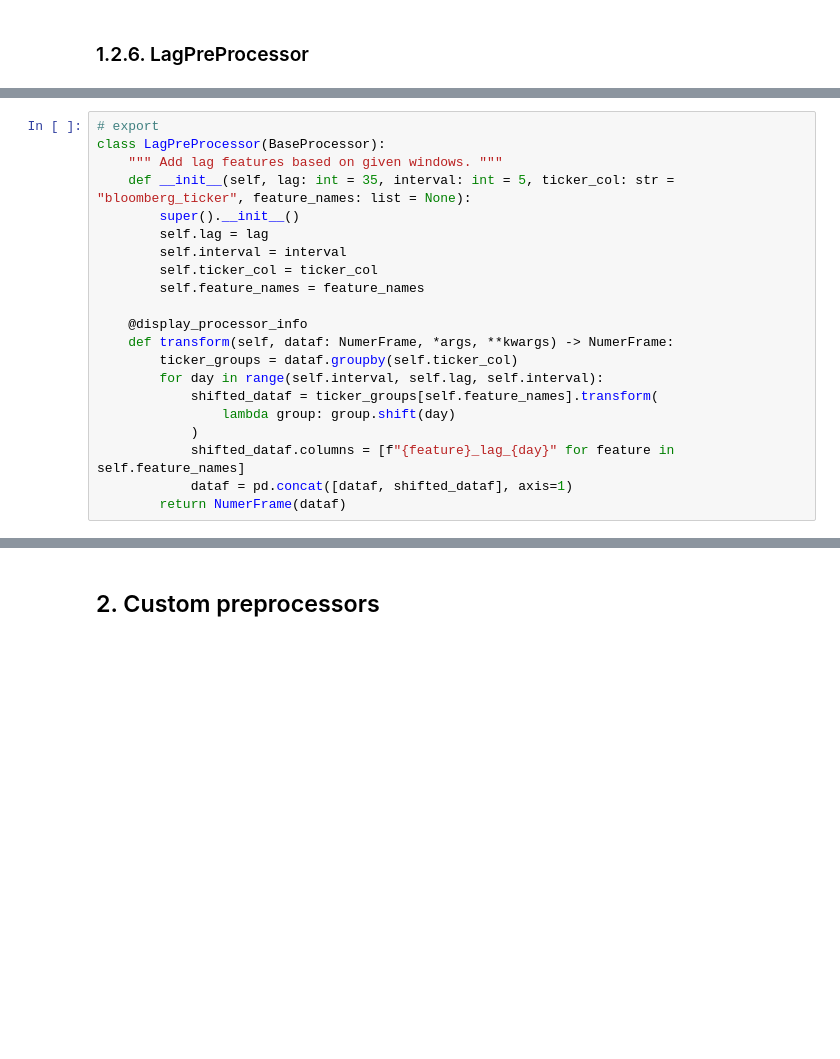
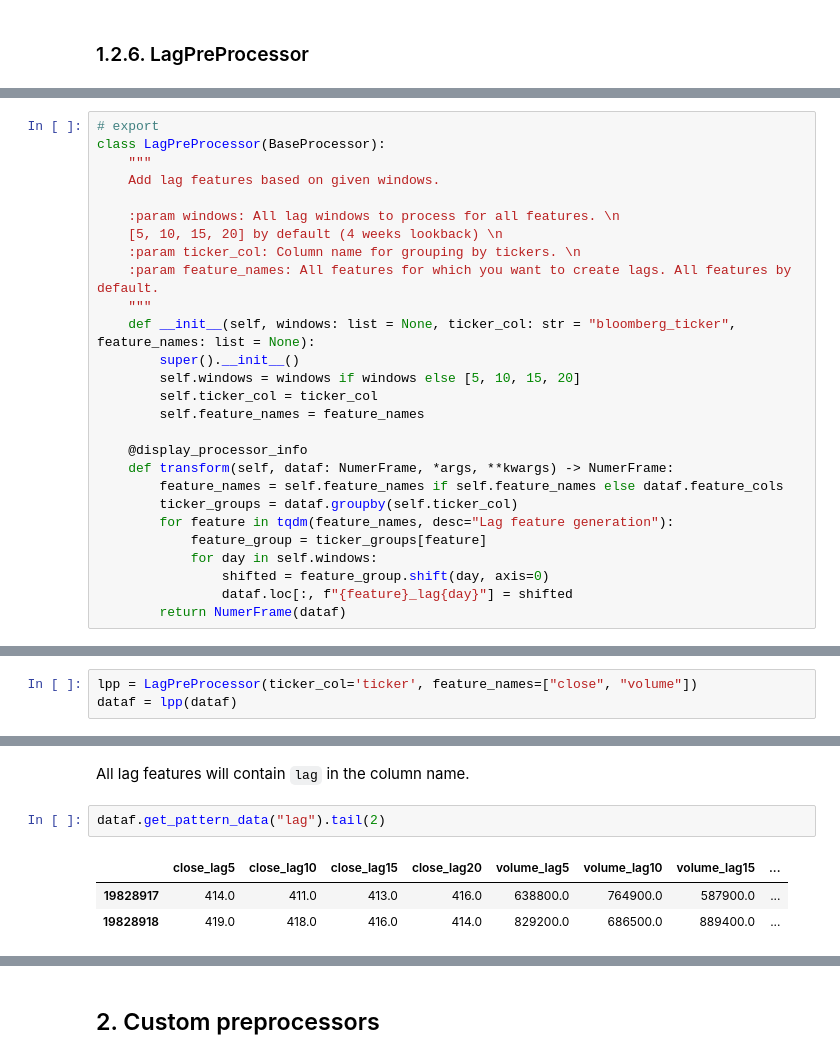
Before and after one commit to crowdcent/numerblox, a Jupyter notebook: nbs/03_preprocessing.ipynb, the cells around one changed output, grey strips where cells are left out. Drawn from its saved outputs; the diff is of its cells as text; blank space fills up the shorter version.

Commit message:
Working setup for LagPreProcessor with tests and docs

```diff
--- a/nbs/03_preprocessing.ipynb
+++ b/nbs/03_preprocessing.ipynb
@@ -1364,21 +1365,27 @@ new_target_dataf.get_target_data.head(2)
 # %%
 # export
 class LagPreProcessor(BaseProcessor):
-    """ Add lag features based on given windows. """
-    def __init__(self, lag: int = 35, interval: int = 5, ticker_col: str = "bloomberg_ticker", feature_names: list = None):
+    """
+    Add lag features based on given windows.
+
+    :param windows: All lag windows to process for all features. \n
+    [5, 10, 15, 20] by default (4 weeks lookback) \n
+    :param ticker_col: Column name for grouping by tickers. \n
+    :param feature_names: All features for which you want to create lags. All features by default.
+    """
+    def __init__(self, windows: list = None, ticker_col: str = "bloomberg_ticker", feature_names: list = None):
         super().__init__()
-        self.lag = lag
-        self.interval = interval
+        self.windows = windows if windows else [5, 10, 15, 20]
         self.ticker_col = ticker_col
         self.feature_names = feature_names
 
     @display_processor_info
     def transform(self, dataf: NumerFrame, *args, **kwargs) -> NumerFrame:
+        feature_names = self.feature_names if self.feature_names else dataf.feature_cols
         ticker_groups = dataf.groupby(self.ticker_col)
-        for day in range(self.interval, self.lag, self.interval):
-            shifted_dataf = ticker_groups[self.feature_names].transform(
-                lambda group: group.shift(day)
-            )
-            shifted_dataf.columns = [f"{feature}_lag_{day}" for feature in self.feature_names]
-            dataf = pd.concat([dataf, shifted_dataf], axis=1)
+        for feature in tqdm(feature_names, desc="Lag feature generation"):
+            feature_group = ticker_groups[feature]
+            for day in self.windows:
+                shifted = feature_group.shift(day, axis=0)
+                dataf.loc[:, f"{feature}_lag{day}"] = shifted
         return NumerFrame(dataf)
@@ -1384,0 +1394,3 @@ class LagPreProcessor(BaseProcessor):
+# %%
+lpp = LagPreProcessor(ticker_col='ticker', feature_names=["close", "volume"])
+dataf = lpp(dataf)
@@ -1384,0 +1401,8 @@ class LagPreProcessor(BaseProcessor):
+# %% [markdown]
+All lag features will contain `lag` in the column name.
+# %%
+dataf.get_pattern_data("lag").tail(2)
+# %% [output]
+|  | close_lag5 | close_lag10 | close_lag15 | close_lag20 | volume_lag5 | volume_lag10 | volume_lag15 | ... |
+| 19828917 | 414.0 | 411.0 | 413.0 | 416.0 | 638800.0 | 764900.0 | 587900.0 | ... |
+| 19828918 | 419.0 | 418.0 | 416.0 | 414.0 | 829200.0 | 686500.0 | 889400.0 | ... |
```
Also changed, not shown: parts of 25 cells of this notebook, 1 other file.
